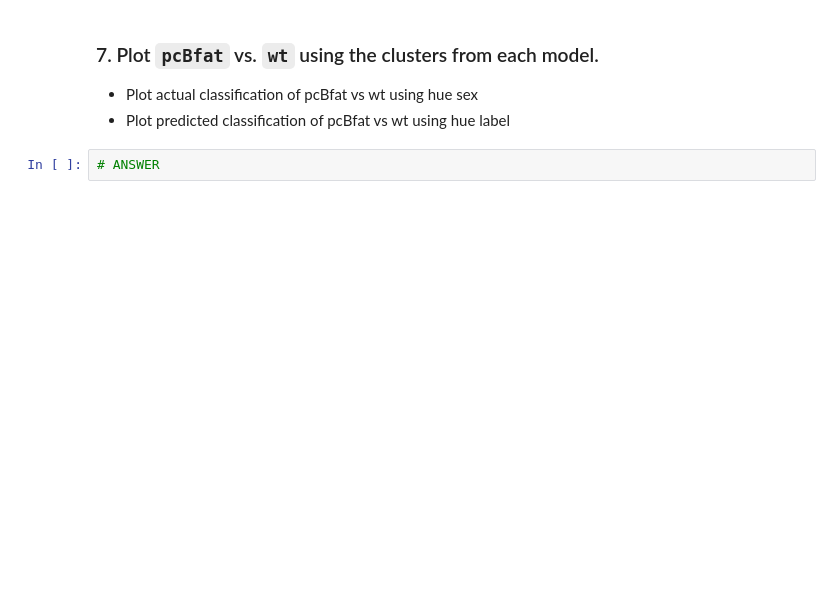
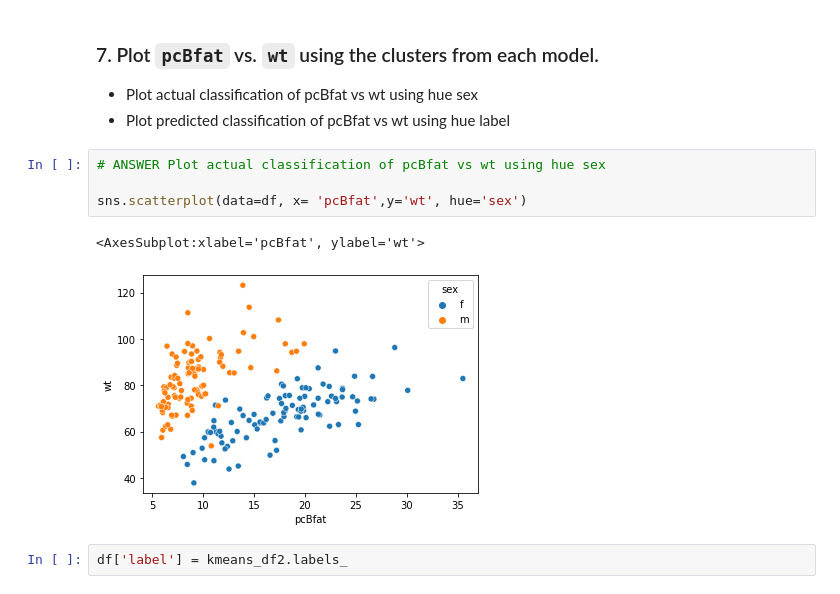
Before and after one commit to Zhouzhenjie09/IOD, a Jupyter notebook: 1_lab/mob6_lab/IOD_Lab 6.1.1.ipynb, the cells around one changed output. Cells and saved outputs as stored; diff of their text form; blank space fills up the shorter version.

```diff
--- a/1_lab/mob6_lab/IOD_Lab 6.1.1.ipynb
+++ b/1_lab/mob6_lab/IOD_Lab 6.1.1.ipynb
@@ -110,5 +271,12 @@ Below is a plot of sum of squared distances for k in the range specified above.
 
 - Plot actual classification of pcBfat vs wt using hue sex
 - Plot predicted classification of pcBfat vs wt using hue label
-# %%
-# ANSWER
+# %%
+# ANSWER Plot actual classification of pcBfat vs wt using hue sex
+
+sns.scatterplot(data=df, x= 'pcBfat',y='wt', hue='sex')
+# %% [output]
+<AxesSubplot:xlabel='pcBfat', ylabel='wt'>
+[figure, added]
+# %%
+df['label'] = kmeans_df2.labels_
```
Also changed, not shown: parts of 26 cells of this notebook, 4 other files.
